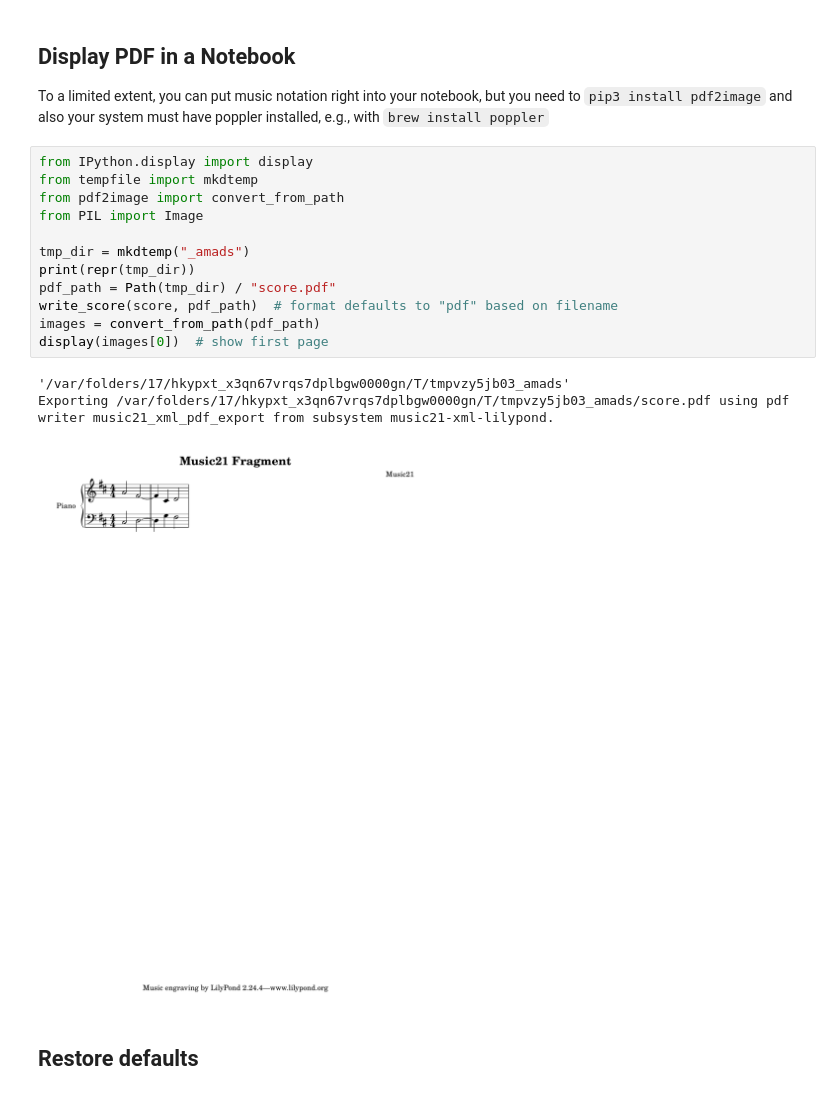
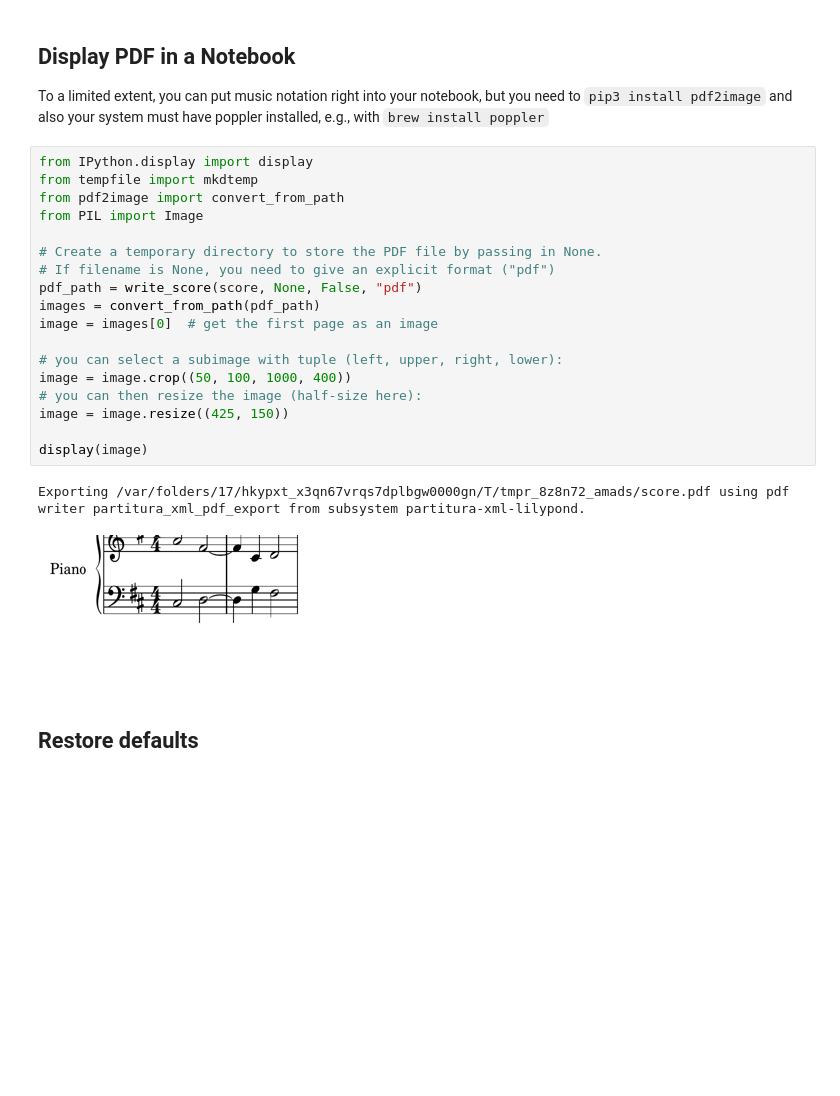
Before and after one commit to music-computing/amads, a Jupyter notebook: notebooks/scoredisplay.ipynb, the cells around one changed output. Saved outputs shown, nothing was run; the diff lists cells and outputs as text; blank space fills up the shorter version.

Commit message:
Added example to include score image in a notebook.

```diff
--- a/notebooks/scoredisplay.ipynb
+++ b/notebooks/scoredisplay.ipynb
@@ -129,19 +129,24 @@ installed, e.g., with `brew install poppler`
 # %%
 from IPython.display import display
 from tempfile import mkdtemp
 from pdf2image import convert_from_path
 from PIL import Image
 
-tmp_dir = mkdtemp("_amads")
-print(repr(tmp_dir))
-pdf_path = Path(tmp_dir) / "score.pdf"
-write_score(score, pdf_path)  # format defaults to "pdf" based on filename
+# Create a temporary directory to store the PDF file by passing in None.
+# If filename is None, you need to give an explicit format ("pdf")
+pdf_path = write_score(score, None, False, "pdf")
 images = convert_from_path(pdf_path)
-display(images[0])  # show first page
+image = images[0]  # get the first page as an image
+
+# you can select a subimage with tuple (left, upper, right, lower):
+image = image.crop((50, 100, 1000, 400))
+# you can then resize the image (half-size here):
+image = image.resize((425, 150))
+
+display(image)
 # %% [output]
-'/var/folders/17/hkypxt_x3qn67vrqs7dplbgw0000gn/T/tmpvzy5jb03_amads'
-Exporting /var/folders/17/hkypxt_x3qn67vrqs7dplbgw0000gn/T/tmpvzy5jb03_amads/score.pdf using pdf writer music21_xml_pdf_export from subsystem music21-xml-lilypond.
+Exporting /var/folders/17/hkypxt_x3qn67vrqs7dplbgw0000gn/T/tmpr_8z8n72_amads/score.pdf using pdf writer partitura_xml_pdf_export from subsystem partitura-xml-lilypond.
-[figure, old version]
+[figure, new version]
 # %% [markdown]
 ## Restore defaults
 # %%
```
Also changed, not shown: parts of 7 cells of this notebook, 1 other file.
